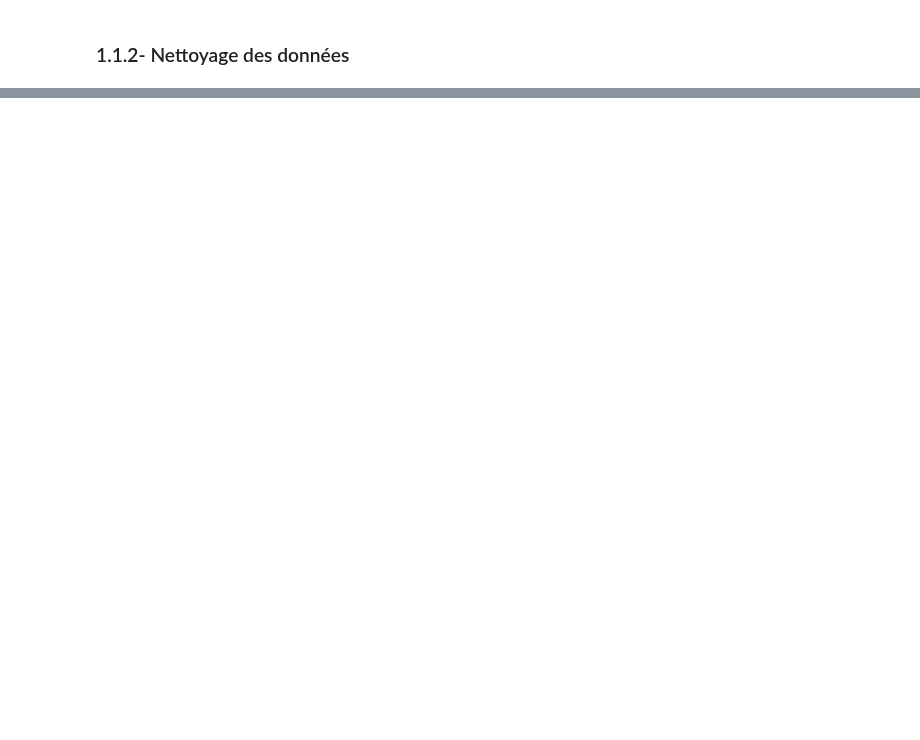
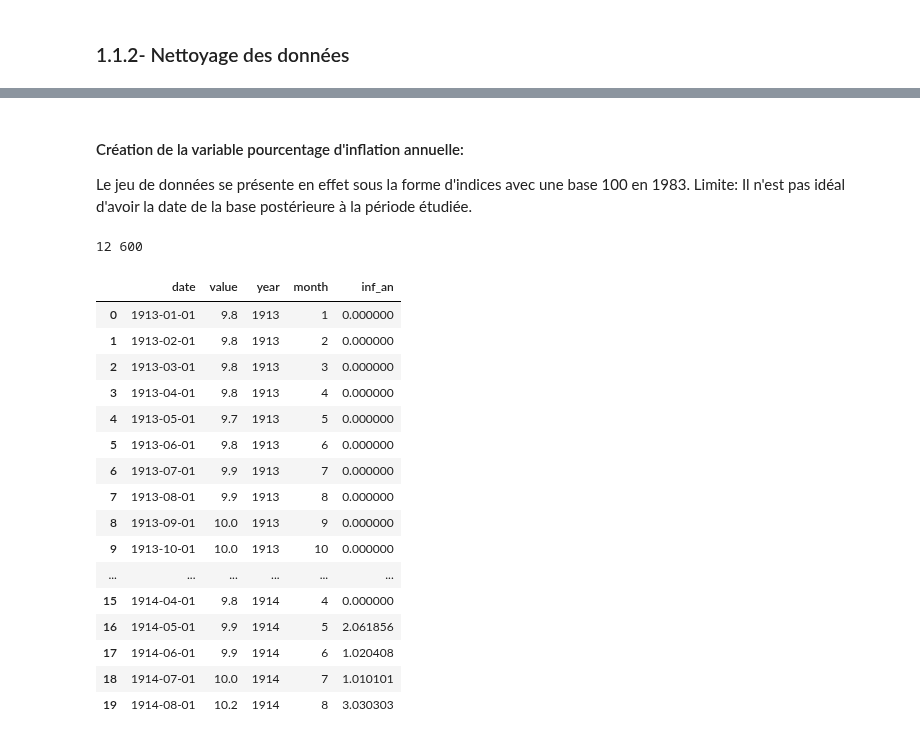
Before and after one commit to Rapamel/ProjetPythonDatascience, a Jupyter notebook: Main_Inflation.ipynb, the cells around one changed output, grey strips where cells are left out. Saved outputs shown, nothing was run; the diff lists cells and outputs as text; code cells hidden in the pictures; blank space fills up the shorter version.

```diff
--- a/Main_Inflation.ipynb
+++ b/Main_Inflation.ipynb
@@ -75,0 +91,4 @@ ValueError: Invalid file path or buffer object type: <class 'requests.models.Res
+# %%
+# On ne garde que les deux dernières colonnes
+CPI_Urban = CPI_Urban[["date", "value"]]
+CPI_Urban.head()
@@ -75,0 +117,2 @@ ValueError: Invalid file path or buffer object type: <class 'requests.models.Res
+# %%
+CPI_Urban["value"] = CPI_Urban["value"].astype(float)
@@ -75,0 +121,6 @@ ValueError: Invalid file path or buffer object type: <class 'requests.models.Res
+# %%
+CPI_Urban['date'] = pd.to_datetime(CPI_Urban['date'])
+CPI_Urban['year'] = CPI_Urban['date'].dt.year
+CPI_Urban['month'] = CPI_Urban['date'].dt.month
+
+CPI_Urban.head(15)
@@ -75,0 +144,41 @@ ValueError: Invalid file path or buffer object type: <class 'requests.models.Res
+# %% [markdown]
+#### Création de la variable pourcentage d'inflation annuelle:
+
+Le jeu de données se présente en effet sous la forme d'indices avec une base 100 en 1983.
+Limite: Il n'est pas idéal d'avoir la date de la base postérieure à la période étudiée.
+# %%
+index_14=CPI_Urban.index[CPI_Urban['date'] == '1914-01-01'][0]
+index_end=CPI_Urban.index[CPI_Urban['date'] == '1963-01-01'][0]
+
+print(index_14, index_end)
+# %% [output]
+12 600
+# %%
+#On ne calcule le taux d'inflation annuel que pour la période considérée
+CPI_Urban['inf_an']=0
+
+for i in range(index_14,index_end+1):
+    b=CPI_Urban.loc[i,'value']
+    a=CPI_Urban.loc[i-12,'value']
+    CPI_Urban.at[i, 'inf_an']=((b-a)/a)*100
+
+
+CPI_Urban.head(20)
+# %% [output]
+|  | date | value | year | month | inf_an |
+| 0 | 1913-01-01 | 9.8 | 1913 | 1 | 0.000000 |
+| 1 | 1913-02-01 | 9.8 | 1913 | 2 | 0.000000 |
+| 2 | 1913-03-01 | 9.8 | 1913 | 3 | 0.000000 |
+| 3 | 1913-04-01 | 9.8 | 1913 | 4 | 0.000000 |
+| 4 | 1913-05-01 | 9.7 | 1913 | 5 | 0.000000 |
+| 5 | 1913-06-01 | 9.8 | 1913 | 6 | 0.000000 |
+| 6 | 1913-07-01 | 9.9 | 1913 | 7 | 0.000000 |
+| 7 | 1913-08-01 | 9.9 | 1913 | 8 | 0.000000 |
+| 8 | 1913-09-01 | 10.0 | 1913 | 9 | 0.000000 |
+| 9 | 1913-10-01 | 10.0 | 1913 | 10 | 0.000000 |
+| ... | ... | ... | ... | ... | ... |
+| 15 | 1914-04-01 | 9.8 | 1914 | 4 | 0.000000 |
+| 16 | 1914-05-01 | 9.9 | 1914 | 5 | 2.061856 |
+| 17 | 1914-06-01 | 9.9 | 1914 | 6 | 1.020408 |
+| 18 | 1914-07-01 | 10.0 | 1914 | 7 | 1.010101 |
+| 19 | 1914-08-01 | 10.2 | 1914 | 8 | 3.030303 |
```
Also changed, not shown: parts of 20 cells of this notebook.
